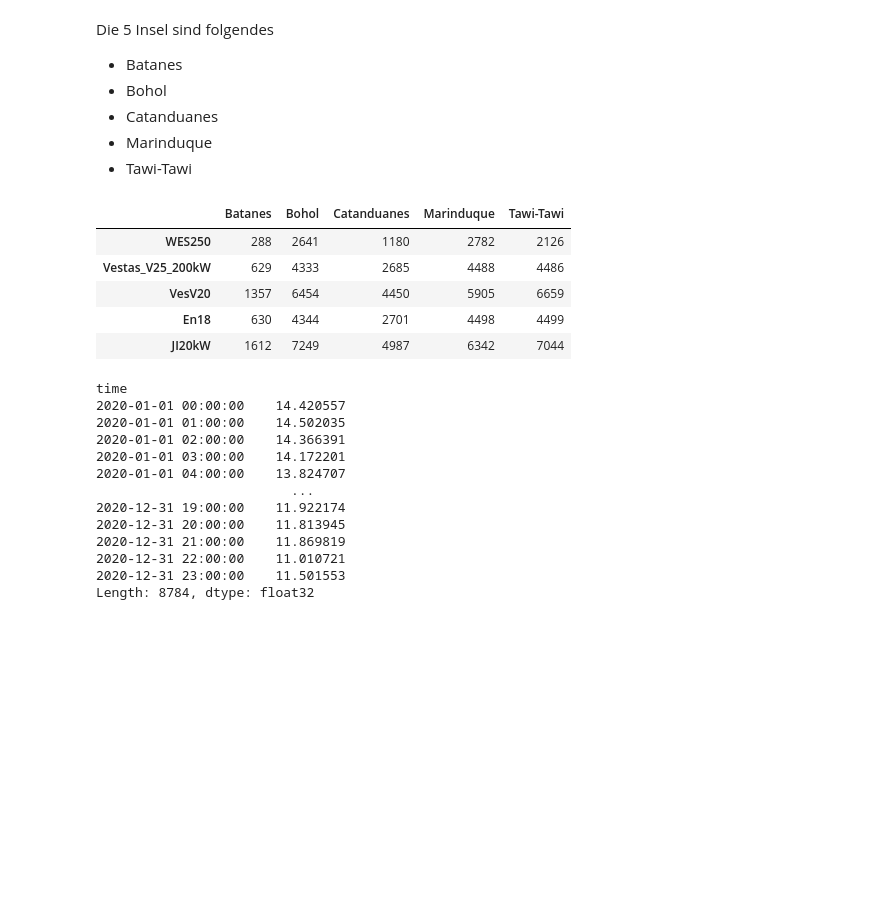
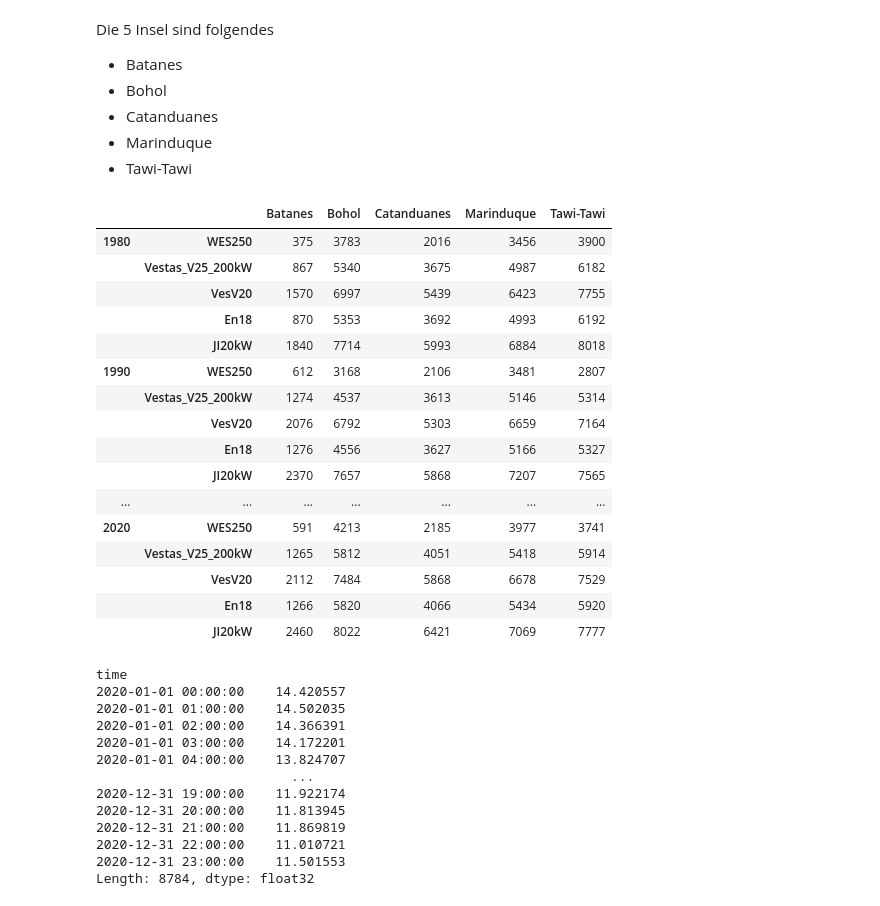
Before and after one commit to virio-andreyana/WEA, a Jupyter notebook: flauteanalyse.ipynb, the cells around one changed output. Drawn from its saved outputs; the diff is of its cells as text; code cells hidden in the pictures; blank space fills up the shorter version.

```diff
--- a/flauteanalyse.ipynb
+++ b/flauteanalyse.ipynb
@@ -22,10 +22,11 @@ turbine_df = pd.read_csv('turbine.csv').rename(columns={'Unnamed: 0':'turbine'})
 
 turbine_typ = ['WES250','Vestas_V25_200kW','VesV20','En18','JI20kW']
 island = ["Batanes","Bohol","Catanduanes","Marinduque","Tawi-Tawi"]
+years = ["1980","1990","2000","2010","2020"]
 
-nopower_df = pd.DataFrame(columns=island,index=turbine_typ)
+nopower_df = pd.DataFrame(columns=island,index=pd.MultiIndex.from_product([years, turbine_typ]))
 
-for t in power_df.index:
+for (y,t) in nopower_df.index:
     turbine = turbine_df.loc[t]
     neg_turbine = turbine.copy(deep=True)
 
@@ -35,27 +36,38 @@ for t in power_df.index:
         elif isinstance(neg_turbine.loc[i], float):
             neg_turbine.loc[i] = 0
 
-    for r in power_df.columns:
+    for r in nopower_df.columns:
         hub_height = round(float(turbine['HUB_HEIGHT']))
         while True:
             try:
-                wind_df = pd.read_csv(f"wind_histogram/wind_hist_{hub_height}_m.csv").rename(columns={'Unnamed: 0':'region'}).set_index('region')
+                wind_df = pd.read_csv(f"wind_histogram/wind_hist_{hub_height}_n.csv").rename(columns={'Unnamed: 0':'region'}).set_index(['region','year'])
             except FileNotFoundError:
                 hub_height = turbine['HUB_HEIGHT']
                 continue
             break
-        wind = wind_df.loc[r]
-        nopower_df.loc[t,r] = sum(neg_turbine.loc[str(n)]*wind.loc[str(n)] for n in range(len(wind)))
+        wind = wind_df.loc[r,int(y)]
+        nopower_df.loc[(y,t),r] = sum(neg_turbine.loc[str(n)]*wind.loc[str(n)] for n in range(len(wind)))
 # %%
-#power_df.to_csv('energieertrag_MWh_a.csv')
+nopower_df.to_csv('results/flautenanalyse_h_a.csv')
 nopower_df
 # %% [output]
-|  | Batanes | Bohol | Catanduanes | Marinduque | Tawi-Tawi |
-| WES250 | 288 | 2641 | 1180 | 2782 | 2126 |
-| Vestas_V25_200kW | 629 | 4333 | 2685 | 4488 | 4486 |
-| VesV20 | 1357 | 6454 | 4450 | 5905 | 6659 |
-| En18 | 630 | 4344 | 2701 | 4498 | 4499 |
-| JI20kW | 1612 | 7249 | 4987 | 6342 | 7044 |
+|  |  | Batanes | Bohol | Catanduanes | Marinduque | Tawi-Tawi |
+| 1980 | WES250 | 375 | 3783 | 2016 | 3456 | 3900 |
+|  | Vestas_V25_200kW | 867 | 5340 | 3675 | 4987 | 6182 |
+|  | VesV20 | 1570 | 6997 | 5439 | 6423 | 7755 |
+|  | En18 | 870 | 5353 | 3692 | 4993 | 6192 |
+|  | JI20kW | 1840 | 7714 | 5993 | 6884 | 8018 |
+| 1990 | WES250 | 612 | 3168 | 2106 | 3481 | 2807 |
+|  | Vestas_V25_200kW | 1274 | 4537 | 3613 | 5146 | 5314 |
+|  | VesV20 | 2076 | 6792 | 5303 | 6659 | 7164 |
+|  | En18 | 1276 | 4556 | 3627 | 5166 | 5327 |
+|  | JI20kW | 2370 | 7657 | 5868 | 7207 | 7565 |
+| ... | ... | ... | ... | ... | ... | ... |
+| 2020 | WES250 | 591 | 4213 | 2185 | 3977 | 3741 |
+|  | Vestas_V25_200kW | 1265 | 5812 | 4051 | 5418 | 5914 |
+|  | VesV20 | 2112 | 7484 | 5868 | 6678 | 7529 |
+|  | En18 | 1266 | 5820 | 4066 | 5434 | 5920 |
+|  | JI20kW | 2460 | 8022 | 6421 | 7069 | 7777 |
 # %%
 def extrapolate_wind_speed(hub_height,year):
 
```
Also changed, not shown: 5 other files.
